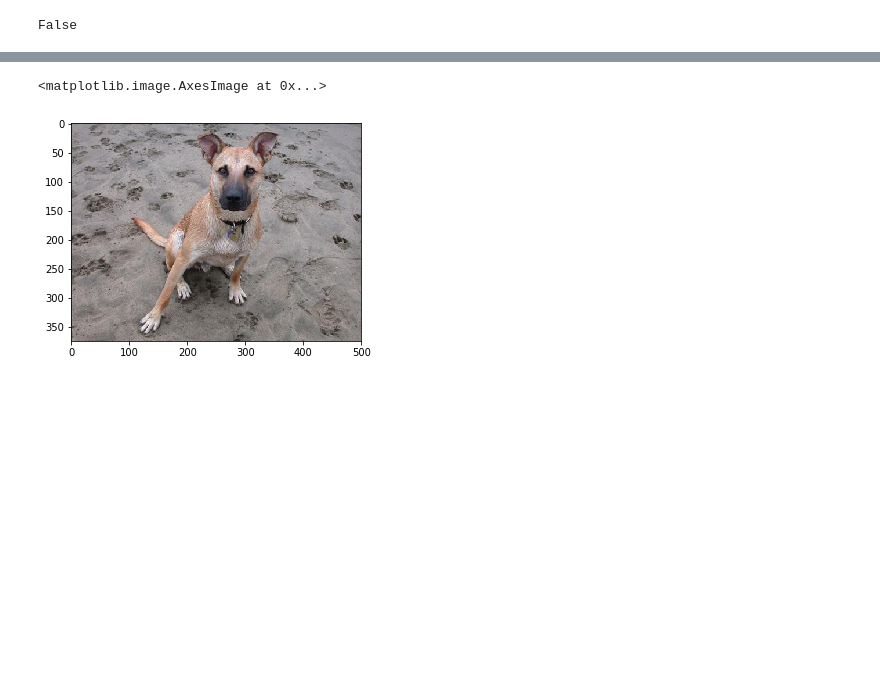
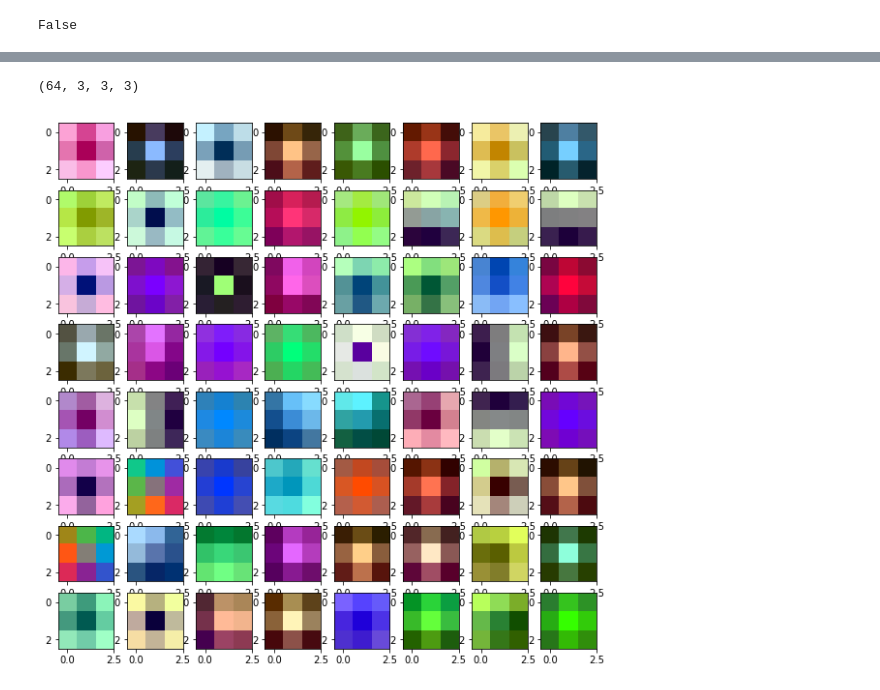
Before and after one commit to Fnjn/UCSD-CSE-253, a Jupyter notebook: hw3/part2_pics/p2_visualization.ipynb, the cells around one changed output, grey strips where cells are left out. Saved outputs shown, nothing was run; the diff lists cells and outputs as text; code cells hidden in the pictures; blank space fills up the shorter version.

Commit message:
update weights visualization

```diff
--- a/hw3/p2_visualization.ipynb
+++ b/hw3/part2_pics/p2_visualization.ipynb
@@ -25,0 +81,40 @@ False
+# %%
+vgg16 = models.vgg16_bn(pretrained=True)
+
+layer_list = list(vgg16.features.modules())
+layer_list = layer_list[1:]
+
+# load data
+vis_img = PIL.Image.open(img_path).convert("RGB")
+vis_img = vis_transform(vis_img)
+vis_img = Variable(vis_img.unsqueeze(0))
+
+def visualize(layer_list, layer_idx, img):
+
+    # get output from target layer
+    for idx, layer in enumerate(layer_list):
+        img = layer(img)
+        if idx == layer_idx:
+            break
+
+    # get conv filters from target layer
+    for p in layer.parameters():
+        conv_filters = p.data.numpy()
+        print(conv_filters.shape)
+        break
+
+    plt.figure(figsize=(10,10))
+    for i in range(64):
+        plt.subplot(8, 8, i+1)
+        cf = conv_filters[i, :, :, :]
+#         print(cf.shape)
+        cf = np.transpose(cf, (1,2,0))
+        cf -= np.min(cf)
+        cf /= np.max(cf)
+        plt.imshow(cf)
+    plt.savefig('conv1_filters.png')
+
+visualize(layer_list, 0, vis_img)
+# %% [output]
+(64, 3, 3, 3)
+[figure, added]
@@ -62,10 +178,0 @@ vis_transform = transforms.Compose([
-# %%
-img_path = '/datasets/Caltech256/256_ObjectCategories/056.dog/056_0002.jpg'
-
-# visualize image
-img = mpimg.imread(img_path)
-plt.figure()
-plt.imshow(img)
-# %% [output]
-<matplotlib.image.AxesImage at 0x...>
-[figure, removed]
```
Also changed, not shown: parts of 8 cells of this notebook, 3 other files.
